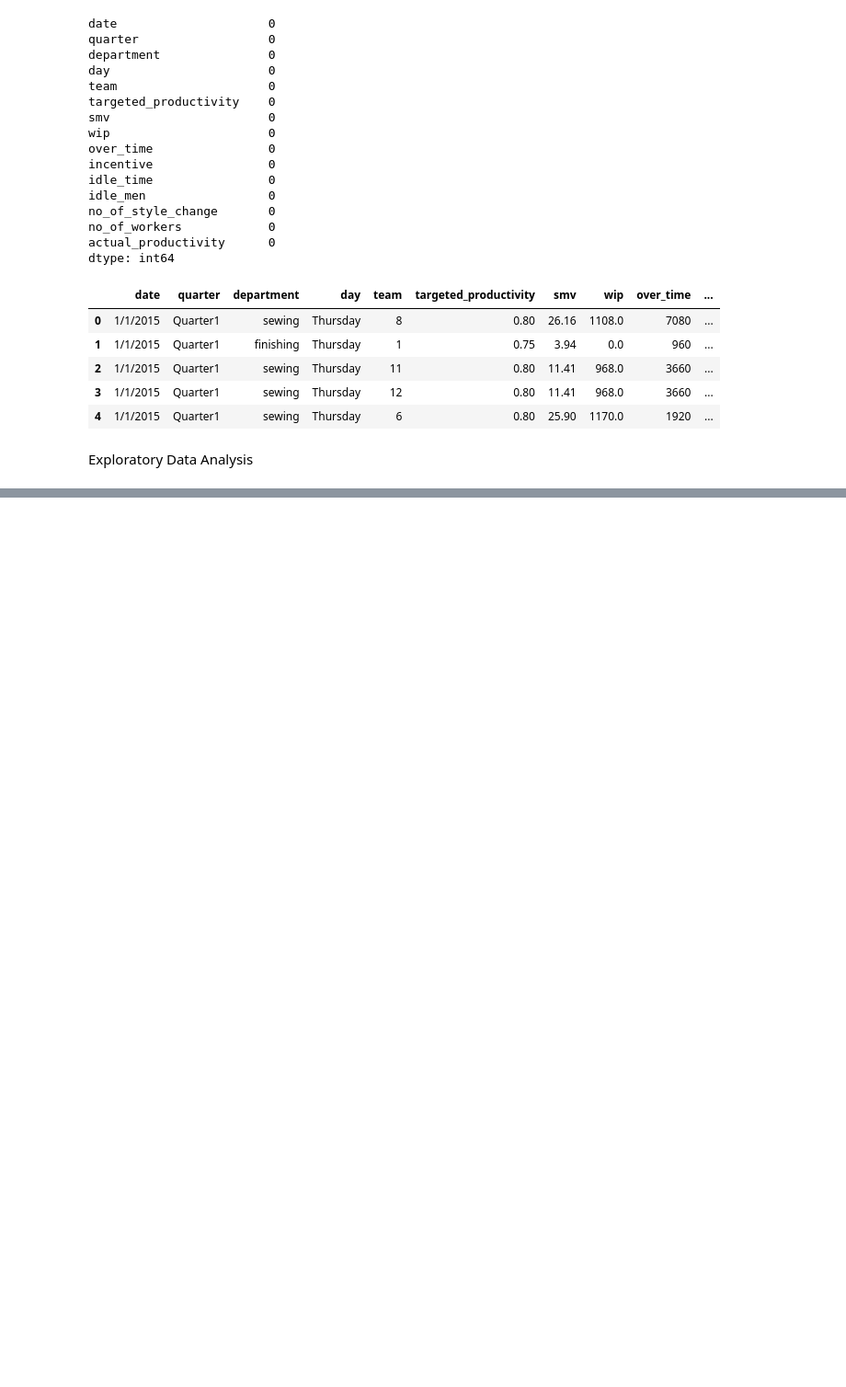
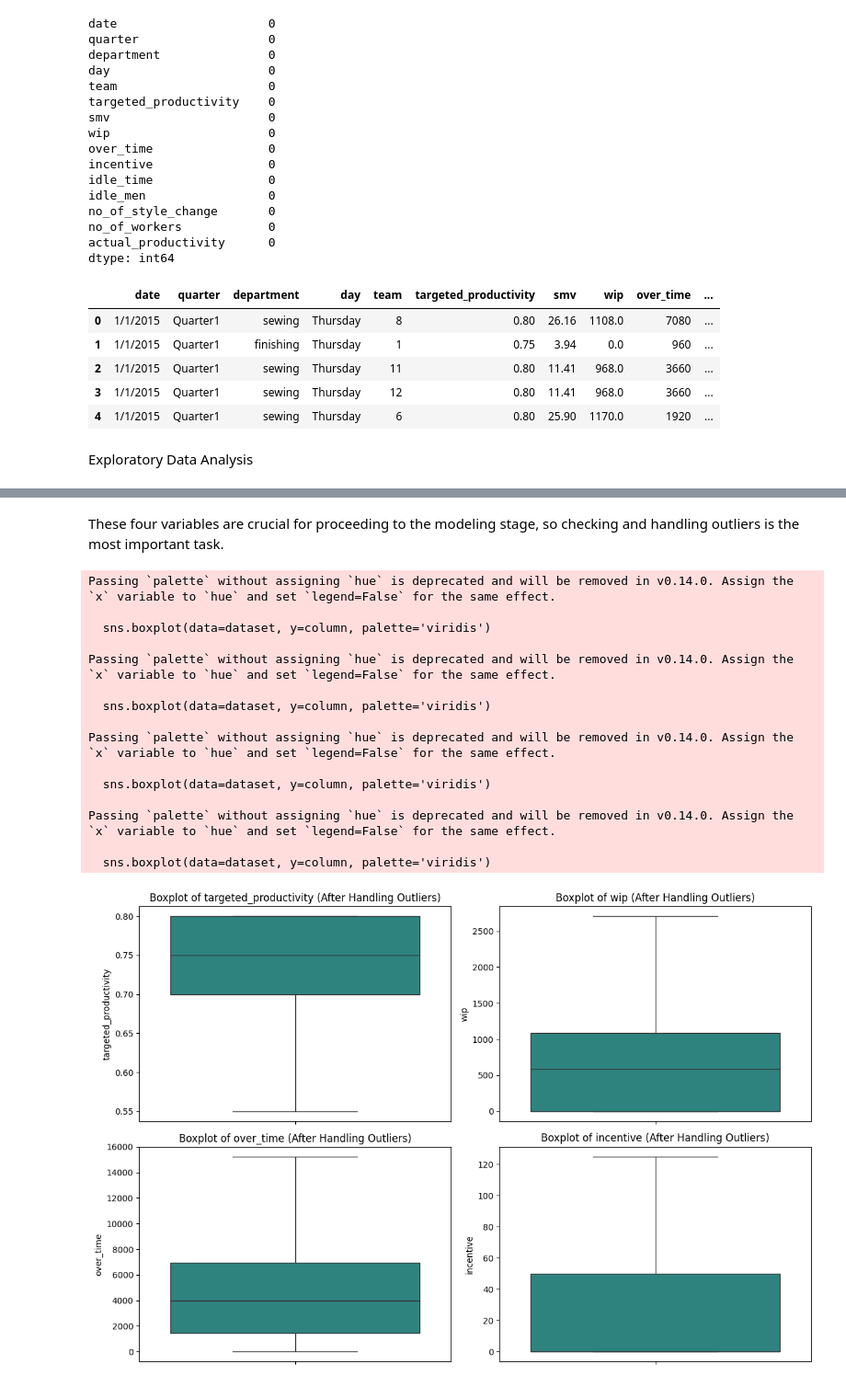
Before and after one commit to bagassarendra/GarmentWorkerProductivity-CapstoneProject, a Jupyter notebook: CapstoneProject.ipynb, the cells around one changed output, grey strips where cells are left out. Shown at 92% size. Drawn from its saved outputs; the diff is of its cells as text; code cells hidden in the pictures; blank space fills up the shorter version.

```diff
--- a/CapstoneProject.ipynb
+++ b/CapstoneProject.ipynb
@@ -267,0 +311,60 @@ Exploratory Data Analysis
+# %% [markdown]
+These four variables are crucial for proceeding to the modeling stage, so checking and handling outliers is the most important task.
+# %%
+def replace_outliers_with_limits(df, column_name):
+
+    Q1 = df[column_name].quantile(0.25)
+    Q3 = df[column_name].quantile(0.75)
+    IQR = Q3 - Q1
+    lower_limit = Q1 - 1.5 * IQR
+    upper_limit = Q3 + 1.5 * IQR
+
+    df[column_name] = df[column_name].apply(lambda x: lower_limit if x < lower_limit else (upper_limit if x > upper_limit else x))
+
+    return df
+# %%
+columns_to_handle = [
+    'targeted_productivity',
+    'wip',
+    'over_time',
+    'incentive'
+]
+
+for column in columns_to_handle:
+    dataset = replace_outliers_with_limits(dataset, column)
+# %%
+columns_to_handle = [
+    'targeted_productivity',
+    'wip',
+    'over_time',
+    'incentive'
+]
+
+plt.figure(figsize=(12, 8))
+
+for i, column in enumerate(columns_to_handle, start=1):
+    plt.subplot(2, 2, i)
+    sns.boxplot(data=dataset, y=column, palette='viridis')
+    plt.title(f'Boxplot of {column} (After Handling Outliers)', fontsize=12)
+    plt.ylabel(column)
+    plt.xlabel('')
+
+plt.tight_layout()
+plt.show()
+# %% [output]
+Passing `palette` without assigning `hue` is deprecated and will be removed in v0.14.0. Assign the `x` variable to `hue` and set `legend=False` for the same effect.
+
+  sns.boxplot(data=dataset, y=column, palette='viridis')
+
+Passing `palette` without assigning `hue` is deprecated and will be removed in v0.14.0. Assign the `x` variable to `hue` and set `legend=False` for the same effect.
+
+  sns.boxplot(data=dataset, y=column, palette='viridis')
+
+Passing `palette` without assigning `hue` is deprecated and will be removed in v0.14.0. Assign the `x` variable to `hue` and set `legend=False` for the same effect.
+
+  sns.boxplot(data=dataset, y=column, palette='viridis')
+
+Passing `palette` without assigning `hue` is deprecated and will be removed in v0.14.0. Assign the `x` variable to `hue` and set `legend=False` for the same effect.
+
+  sns.boxplot(data=dataset, y=column, palette='viridis')
+[figure, added]
```
Also changed, not shown: parts of 11 cells of this notebook.
